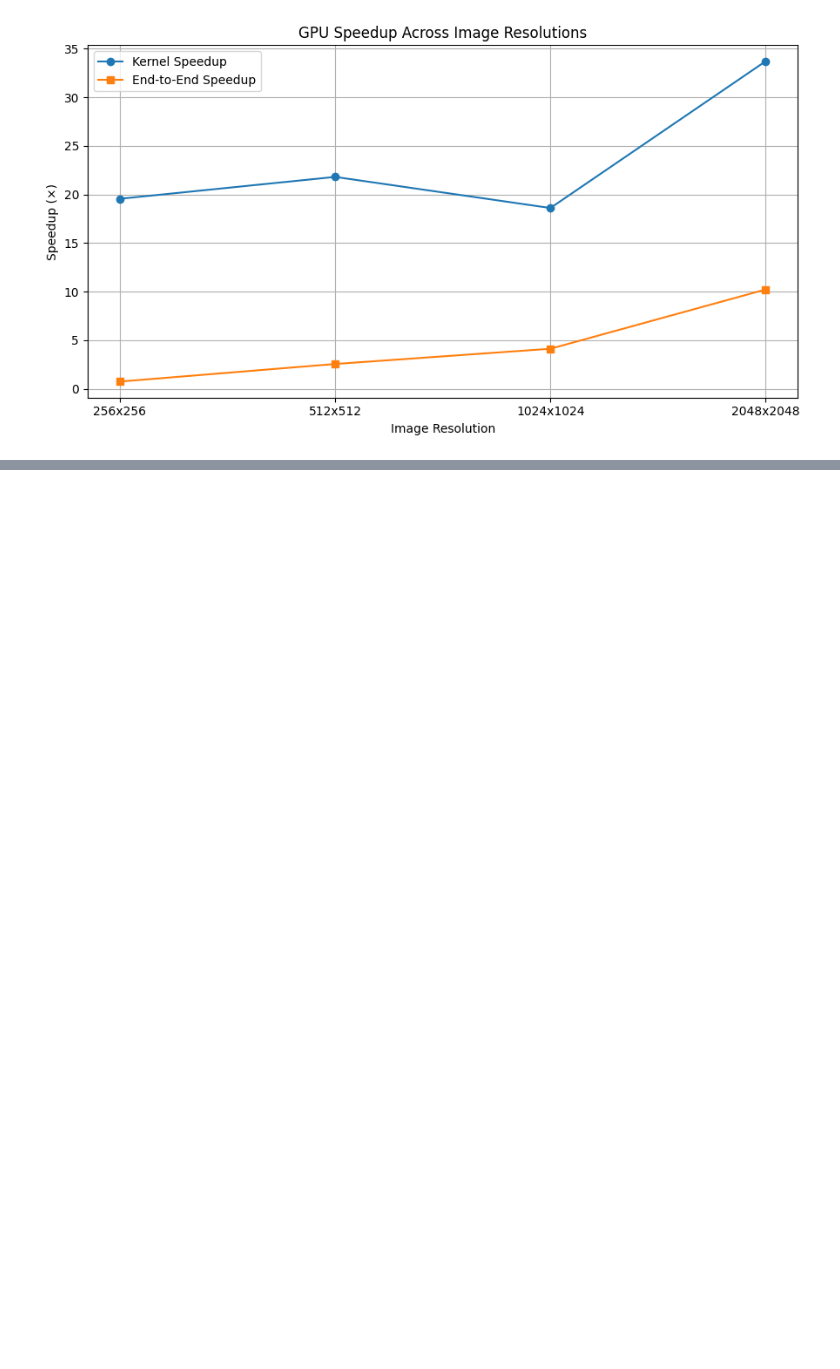
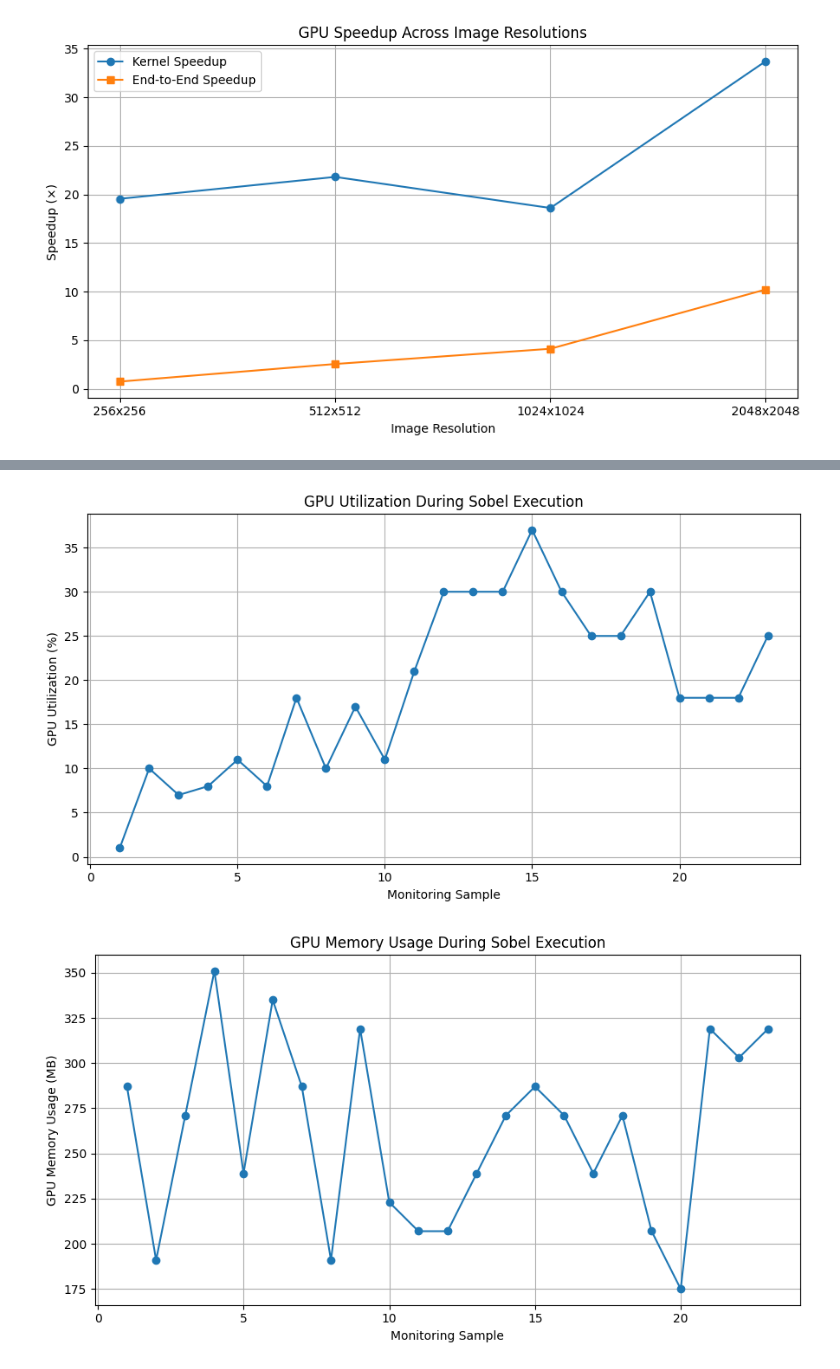
Before and after one commit to KabirPol/cloud-gpu-image-benchmarking, a Jupyter notebook: notebooks/sobel_gpu_experiments.ipynb, the cells around one changed output, grey strips where cells are left out. Cells and saved outputs as stored; diff of their text form; code cells hidden in the pictures; blank space fills up the shorter version.

Commit message:
Update Sobel Experiment file

```diff
--- a/notebooks/sobel_gpu_experiments.ipynb
+++ b/notebooks/sobel_gpu_experiments.ipynb
@@ -957,0 +1247,42 @@ plt.show()
+# %%
+
+import matplotlib.pyplot as plt
+
+# Save raw monitoring data in the current folder
+df_active.to_csv(
+    "gpu_resource_monitoring_samples.csv",
+    index=False
+)
+
+# GPU utilization graph
+plt.figure(figsize=(9, 5))
+plt.plot(
+    range(1, len(df_active) + 1),
+    df_active["GPU Utilization (%)"],
+    marker="o"
+)
+plt.xlabel("Monitoring Sample")
+plt.ylabel("GPU Utilization (%)")
+plt.title("GPU Utilization During Sobel Execution")
+plt.grid(True)
+plt.tight_layout()
+plt.savefig("gpu_utilization_monitoring.png", dpi=300)
+plt.show()
+
+# GPU memory graph
+plt.figure(figsize=(9, 5))
+plt.plot(
+    range(1, len(df_active) + 1),
+    df_active["Memory Used (MB)"],
+    marker="o"
+)
+plt.xlabel("Monitoring Sample")
+plt.ylabel("GPU Memory Usage (MB)")
+plt.title("GPU Memory Usage During Sobel Execution")
+plt.grid(True)
+plt.tight_layout()
+plt.savefig("gpu_memory_monitoring.png", dpi=300)
+plt.show()
+# %% [output]
+[figure, added]
+[figure, added]
```
Also changed, not shown: parts of 3 cells of this notebook.
